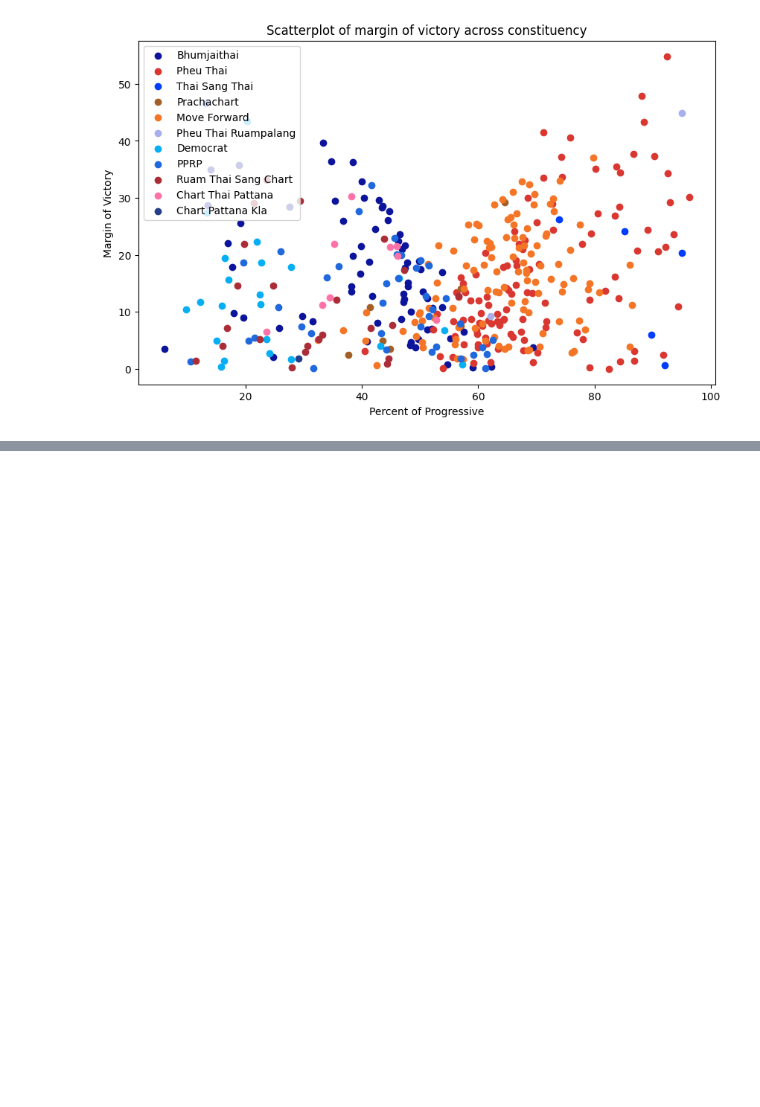
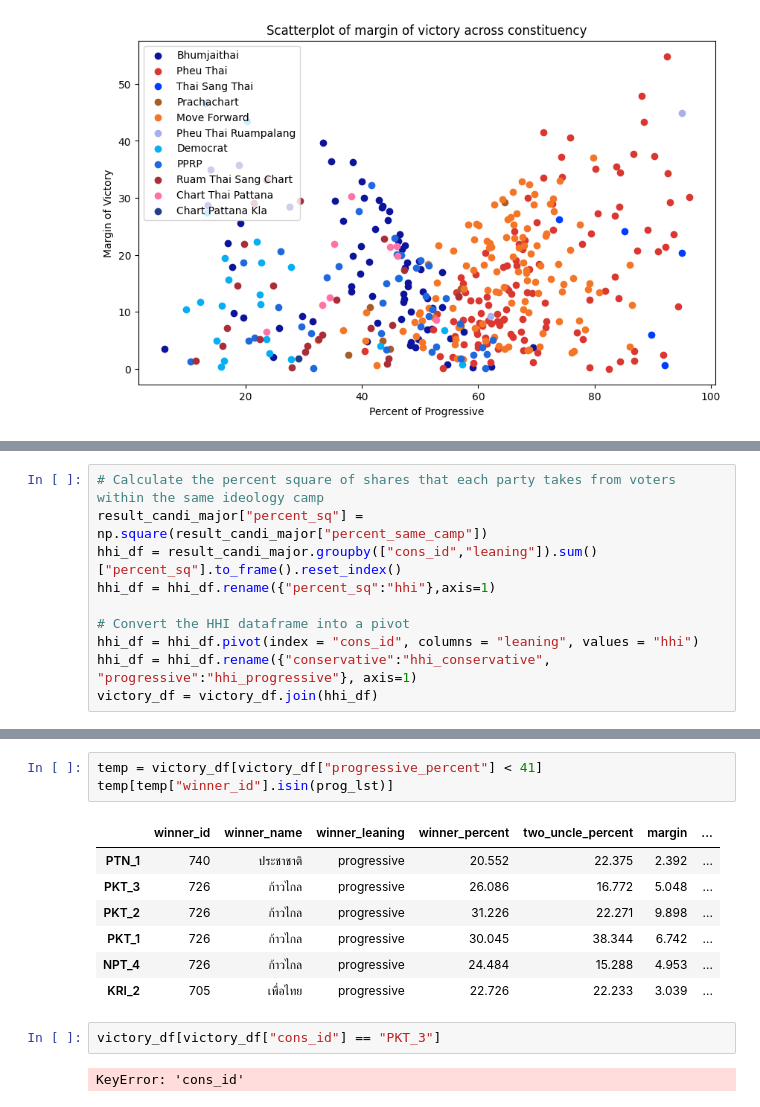
Before and after one commit to peemlerd/thai-election66, a Jupyter notebook: result_analysis.ipynb, the cells around one changed output, grey strips where cells are left out. Saved outputs shown, nothing was run; the diff lists cells and outputs as text; blank space fills up the shorter version.

```diff
--- a/result_analysis.ipynb
+++ b/result_analysis.ipynb
@@ -205,0 +225,10 @@ temp[temp["winner_leaning"] == "conservative"].sort_values("margin", ascending=T
+# %%
+# Calculate the percent square of shares that each party takes from voters within the same ideology camp
+result_candi_major["percent_sq"] = np.square(result_candi_major["percent_same_camp"])
+hhi_df = result_candi_major.groupby(["cons_id","leaning"]).sum()["percent_sq"].to_frame().reset_index()
+hhi_df = hhi_df.rename({"percent_sq":"hhi"},axis=1)
+
+# Convert the HHI dataframe into a pivot
+hhi_df = hhi_df.pivot(index = "cons_id", columns = "leaning", values = "hhi")
+hhi_df = hhi_df.rename({"conservative":"hhi_conservative", "progressive":"hhi_progressive"}, axis=1)
+victory_df = victory_df.join(hhi_df)
@@ -205,0 +296,15 @@ temp[temp["winner_leaning"] == "conservative"].sort_values("margin", ascending=T
+# %%
+temp = victory_df[victory_df["progressive_percent"] < 41]
+temp[temp["winner_id"].isin(prog_lst)]
+# %% [output]
+|  | winner_id | winner_name | winner_leaning | winner_percent | two_uncle_percent | margin | ... |
+| PTN_1 | 740 | ประชาชาติ | progressive | 20.552 | 22.375 | 2.392 | ... |
+| PKT_3 | 726 | ก้าวไกล | progressive | 26.086 | 16.772 | 5.048 | ... |
+| PKT_2 | 726 | ก้าวไกล | progressive | 31.226 | 22.271 | 9.898 | ... |
+| PKT_1 | 726 | ก้าวไกล | progressive | 30.045 | 38.344 | 6.742 | ... |
+| NPT_4 | 726 | ก้าวไกล | progressive | 24.484 | 15.288 | 4.953 | ... |
+| KRI_2 | 705 | เพื่อไทย | progressive | 22.726 | 22.233 | 3.039 | ... |
+# %%
+victory_df[victory_df["cons_id"] == "PKT_3"]
+# %% [output]
+KeyError: 'cons_id'
```
Also changed, not shown: parts of 8 cells of this notebook, 1 other file.
